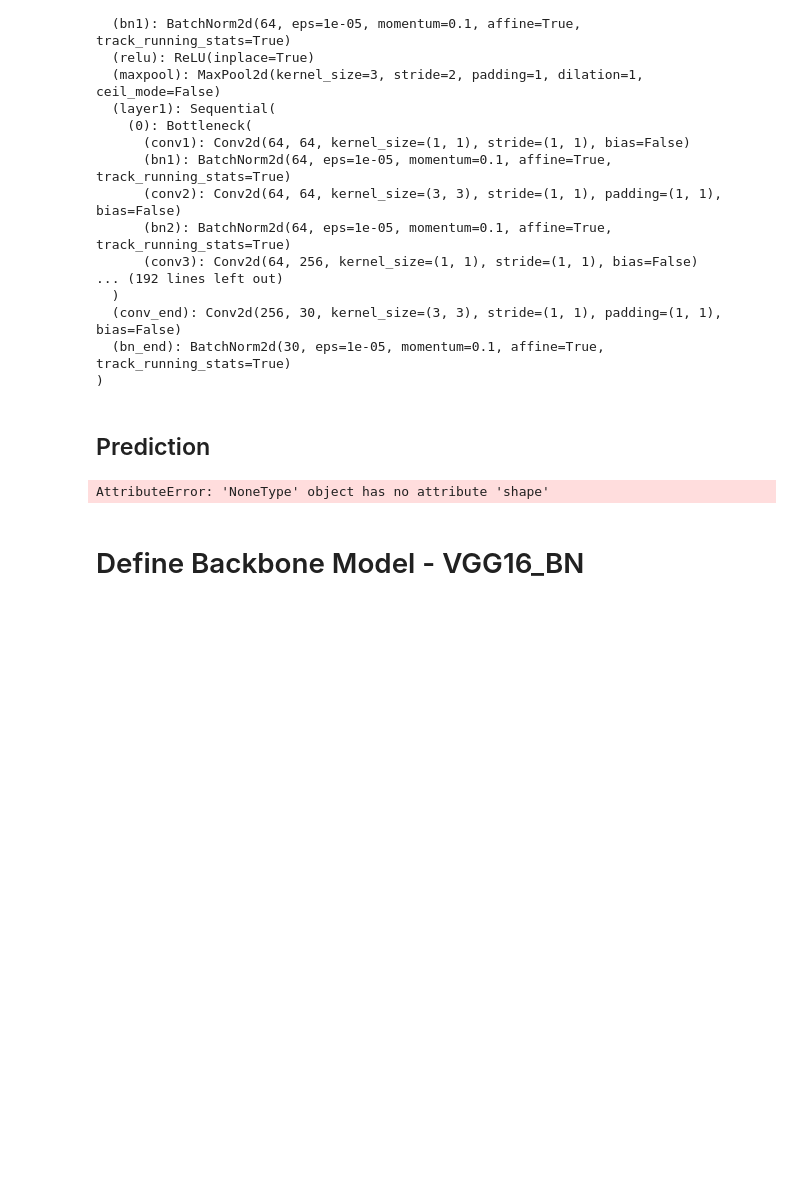
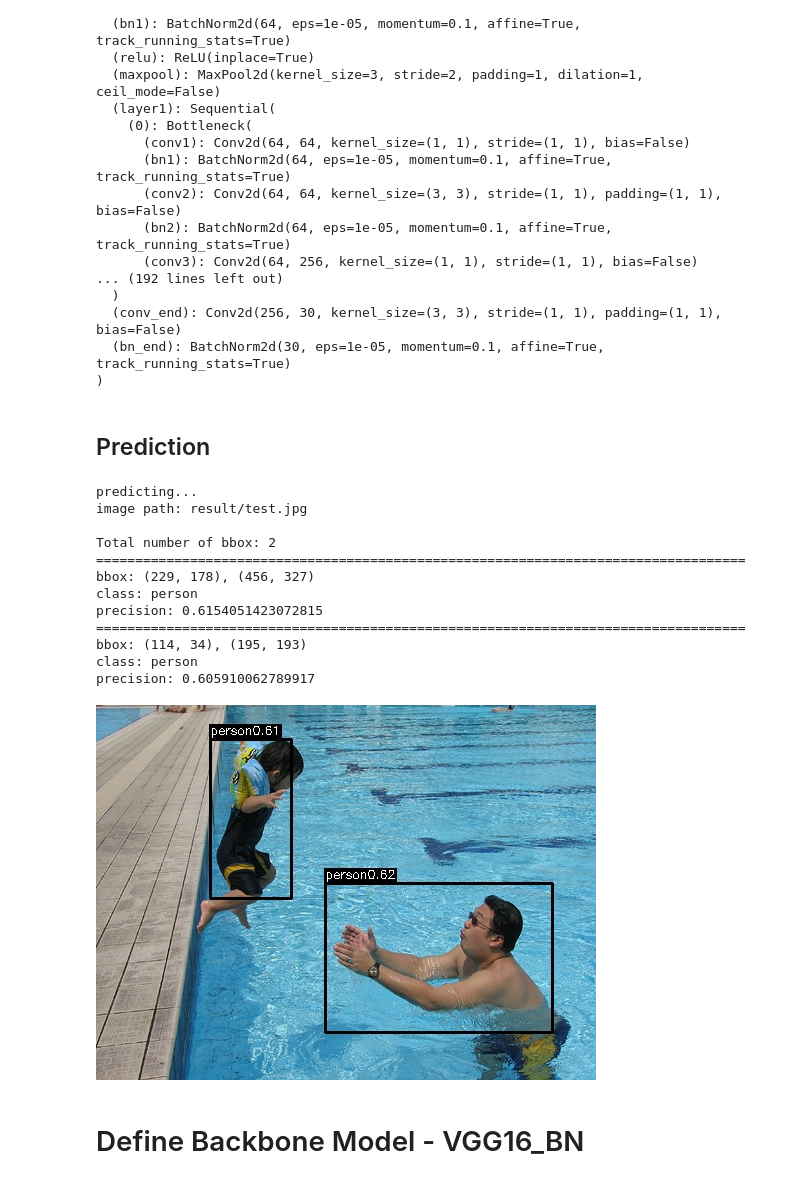
Before and after one commit to abhikandoi2000/multi-object-detection, a Jupyter notebook: YOLO/demo.ipynb, the cells around one changed output. Cells and saved outputs as stored; diff of their text form; code cells hidden in the pictures; blank space fills up the shorter version.

```diff
--- a/YOLO/demo.ipynb
+++ b/YOLO/demo.ipynb
@@ -34,31 +34,43 @@ ResNet(
 # %% [markdown]
 ## Prediction
 # %%
-image_name = 'assets/VOCTrainVal/VOC20072012/JPEGImages/2012_004331.jpg'
+image_name = 'result/test.jpg'
 image = cv2.imread(image_name)
 result = predict_gpu(model,image_name)
 
 print('predicting...')
 print("image path: {p}\n".format(p=image_name))
 print("Total number of bbox: {bbox}".format(bbox=len(result)))
 
 for left_up,right_bottom,class_name,_,prob in result:
     print('===================================================================================')
     print("bbox: {lu}, {rb}".format(lu=left_up,rb=right_bottom))
     print("class: {c}".format(c=class_name))
     print("precision: {pr}".format(pr=prob))
     color = Color[VOC_CLASSES.index(class_name)]
     cv2.rectangle(image,left_up,right_bottom,color,2)
     label = class_name+str(round(prob,2))
     text_size, baseline = cv2.getTextSize(label, cv2.FONT_HERSHEY_SIMPLEX, 0.4, 1)
     p1 = (left_up[0], left_up[1]- text_size[1])
     cv2.rectangle(image, (p1[0] - 2//2, p1[1] - 2 - baseline), (p1[0] + text_size[0], p1[1] + text_size[1]), color, -1)
     cv2.putText(image, label, (p1[0], p1[1] + baseline), cv2.FONT_HERSHEY_SIMPLEX, 0.4, (255,255,255), 1, 8)
 
 cv2.imwrite('result/result_resnet50.jpg',image)
 Image(filename='result/result_resnet50.jpg')
 # %% [output]
-AttributeError: 'NoneType' object has no attribute 'shape'
+predicting...
+image path: result/test.jpg
+
+Total number of bbox: 2
+===================================================================================
+bbox: (229, 178), (456, 327)
+class: person
+precision: 0.6154051423072815
+===================================================================================
+bbox: (114, 34), (195, 193)
+class: person
+precision: 0.605910062789917
+[figure, added]
 # %% [markdown]
 # Define Backbone Model - VGG16_BN
 # %%
```
Also changed, not shown: parts of 1 cell of this notebook.
